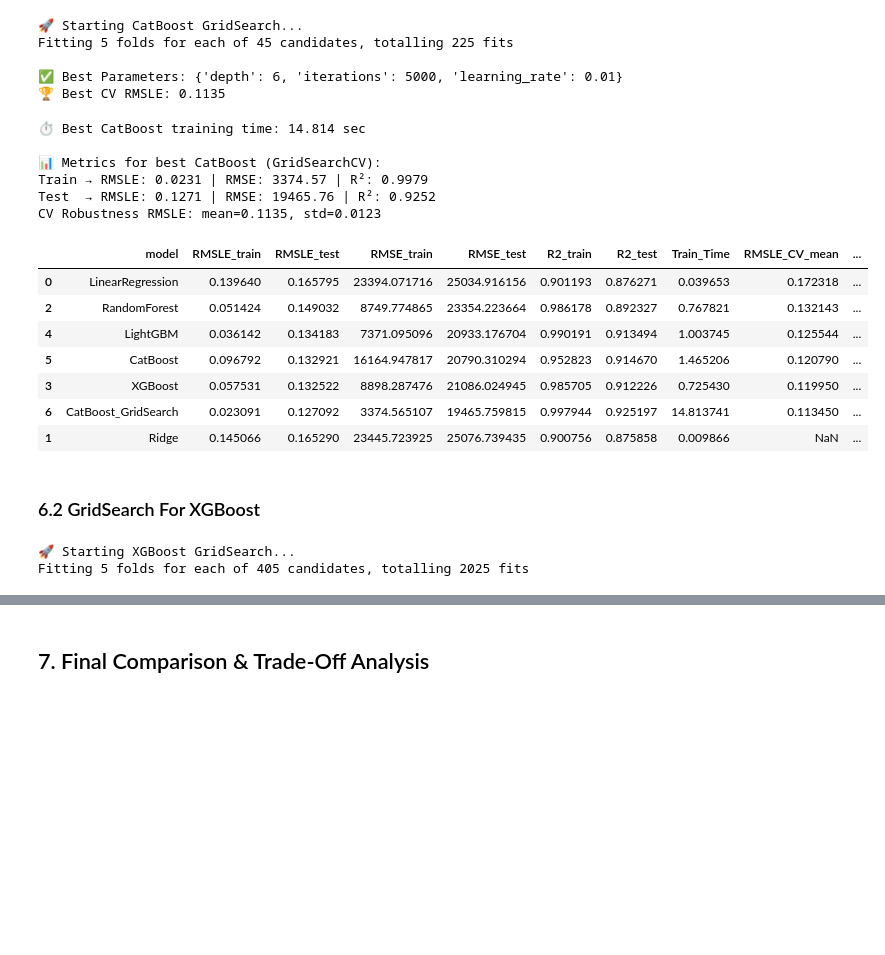
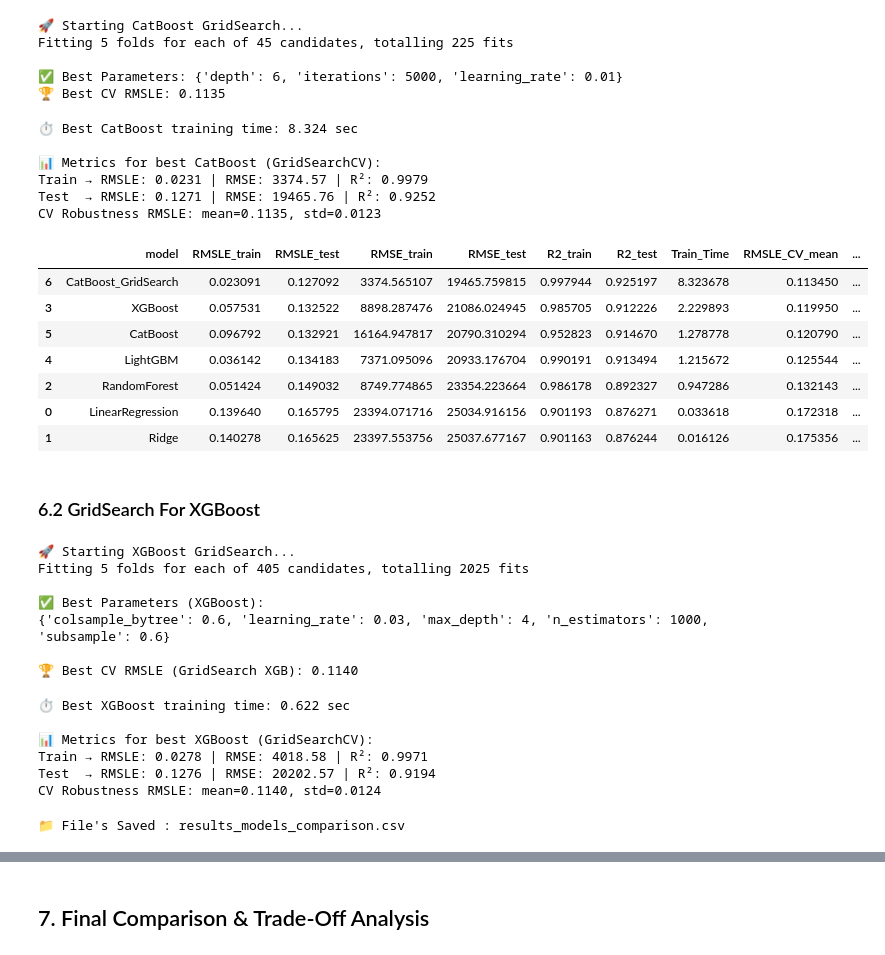
Before and after one commit to 217amin/House-Price-Prediction, a Jupyter notebook: notebooks/02_REGRESSION.ipynb, the cells around one changed output, grey strips where cells are left out. Drawn from its saved outputs; the diff is of its cells as text; code cells hidden in the pictures; blank space fills up the shorter version.

```diff
--- a/notebooks/02_REGRESSION.ipynb
+++ b/notebooks/02_REGRESSION.ipynb
@@ -63,7 +63,7 @@ We establish a performance baseline using basic Linear Regression and Ridge Regr
 # %%
 models = {
     "LinearRegression": LinearRegression(),
-    "Ridge": Ridge(alpha=5.0, random_state=42)
+    "Ridge": Ridge(alpha=1.0, random_state=42)
 }
 
 kf = KFold(n_splits=5, shuffle=True, random_state=42)
@@ -449,7 +428,7 @@ print(f"Train → RMSLE: {rmsle_train:.4f} | RMSE: {rmse_train:.2f} | R²: {r2_t
 print(f"Test  → RMSLE: {rmsle_test:.4f} | RMSE: {rmse_test:.2f} | R²: {r2_test:.4f}")
 print(f"CV Robustness RMSLE: mean={cv_rmsle.mean():.4f}, std={cv_rmsle.std():.4f}")
 # %% [output]
-⏱️ Best CatBoost training time: 14.814 sec
+⏱️ Best CatBoost training time: 8.324 sec
 
 📊 Metrics for best CatBoost (GridSearchCV):
 Train → RMSLE: 0.0231 | RMSE: 3374.57 | R²: 0.9979
@@ -458,16 +437,16 @@ CV Robustness RMSLE: mean=0.1135, std=0.0123
 # %%
 # Updating the DataFrame
 results_df = pd.DataFrame(results)
-results_df.sort_values(by="RMSLE_CV_mean", ascending=False)
+results_df.sort_values(by="RMSLE_CV_mean", ascending=True)
 # %% [output]
 |  | model | RMSLE_train | RMSLE_test | RMSE_train | RMSE_test | R2_train | R2_test | Train_Time | RMSLE_CV_mean | ... |
-| 0 | LinearRegression | 0.139640 | 0.165795 | 23394.071716 | 25034.916156 | 0.901193 | 0.876271 | 0.039653 | 0.172318 | ... |
-| 2 | RandomForest | 0.051424 | 0.149032 | 8749.774865 | 23354.223664 | 0.986178 | 0.892327 | 0.767821 | 0.132143 | ... |
-| 4 | LightGBM | 0.036142 | 0.134183 | 7371.095096 | 20933.176704 | 0.990191 | 0.913494 | 1.003745 | 0.125544 | ... |
-| 5 | CatBoost | 0.096792 | 0.132921 | 16164.947817 | 20790.310294 | 0.952823 | 0.914670 | 1.465206 | 0.120790 | ... |
-| 3 | XGBoost | 0.057531 | 0.132522 | 8898.287476 | 21086.024945 | 0.985705 | 0.912226 | 0.725430 | 0.119950 | ... |
-| 6 | CatBoost_GridSearch | 0.023091 | 0.127092 | 3374.565107 | 19465.759815 | 0.997944 | 0.925197 | 14.813741 | 0.113450 | ... |
-| 1 | Ridge | 0.145066 | 0.165290 | 23445.723925 | 25076.739435 | 0.900756 | 0.875858 | 0.009866 | NaN | ... |
+| 6 | CatBoost_GridSearch | 0.023091 | 0.127092 | 3374.565107 | 19465.759815 | 0.997944 | 0.925197 | 8.323678 | 0.113450 | ... |
+| 3 | XGBoost | 0.057531 | 0.132522 | 8898.287476 | 21086.024945 | 0.985705 | 0.912226 | 2.229893 | 0.119950 | ... |
+| 5 | CatBoost | 0.096792 | 0.132921 | 16164.947817 | 20790.310294 | 0.952823 | 0.914670 | 1.278778 | 0.120790 | ... |
+| 4 | LightGBM | 0.036142 | 0.134183 | 7371.095096 | 20933.176704 | 0.990191 | 0.913494 | 1.215672 | 0.125544 | ... |
+| 2 | RandomForest | 0.051424 | 0.149032 | 8749.774865 | 23354.223664 | 0.986178 | 0.892327 | 0.947286 | 0.132143 | ... |
+| 0 | LinearRegression | 0.139640 | 0.165795 | 23394.071716 | 25034.916156 | 0.901193 | 0.876271 | 0.033618 | 0.172318 | ... |
+| 1 | Ridge | 0.140278 | 0.165625 | 23397.553756 | 25037.677167 | 0.901163 | 0.876244 | 0.016126 | 0.175356 | ... |
 # %% [markdown]
 ### 6.2 GridSearch For XGBoost
 # %%
@@ -508,6 +487,11 @@ print(f"\n🏆 Best CV RMSLE (GridSearch XGB): {abs(grid_search_xgb.best_score_)
 # %% [output]
 🚀 Starting XGBoost GridSearch...
 Fitting 5 folds for each of 405 candidates, totalling 2025 fits
+
+✅ Best Parameters (XGBoost):
+{'colsample_bytree': 0.6, 'learning_rate': 0.03, 'max_depth': 4, 'n_estimators': 1000, 'subsample': 0.6}
+
+🏆 Best CV RMSLE (GridSearch XGB): 0.1140
 # %%
 # Extract the best model
 best_xgb = grid_search_xgb.best_estimator_
@@ -554,11 +538,20 @@ print("\n📊 Metrics for best XGBoost (GridSearchCV):")
 print(f"Train → RMSLE: {rmsle_train:.4f} | RMSE: {rmse_train:.2f} | R²: {r2_train:.4f}")
 print(f"Test  → RMSLE: {rmsle_test:.4f} | RMSE: {rmse_test:.2f} | R²: {r2_test:.4f}")
 print(f"CV Robustness RMSLE: mean={cv_rmsle.mean():.4f}, std={cv_rmsle.std():.4f}")
+# %% [output]
+⏱️ Best XGBoost training time: 0.622 sec
+
+📊 Metrics for best XGBoost (GridSearchCV):
+Train → RMSLE: 0.0278 | RMSE: 4018.58 | R²: 0.9971
+Test  → RMSLE: 0.1276 | RMSE: 20202.57 | R²: 0.9194
+CV Robustness RMSLE: mean=0.1140, std=0.0124
 # %%
 # Updating the DataFrame
 results_df = pd.DataFrame(results)
 # %%
 results_df.to_csv("results_models_comparison.csv", index=False)
 print("📁 File's Saved : results_models_comparison.csv")
+# %% [output]
+📁 File's Saved : results_models_comparison.csv
 # %%
 results_df = pd.read_csv("results_models_comparison.csv")
```
Also changed, not shown: parts of 9 cells of this notebook, 32 other files.
